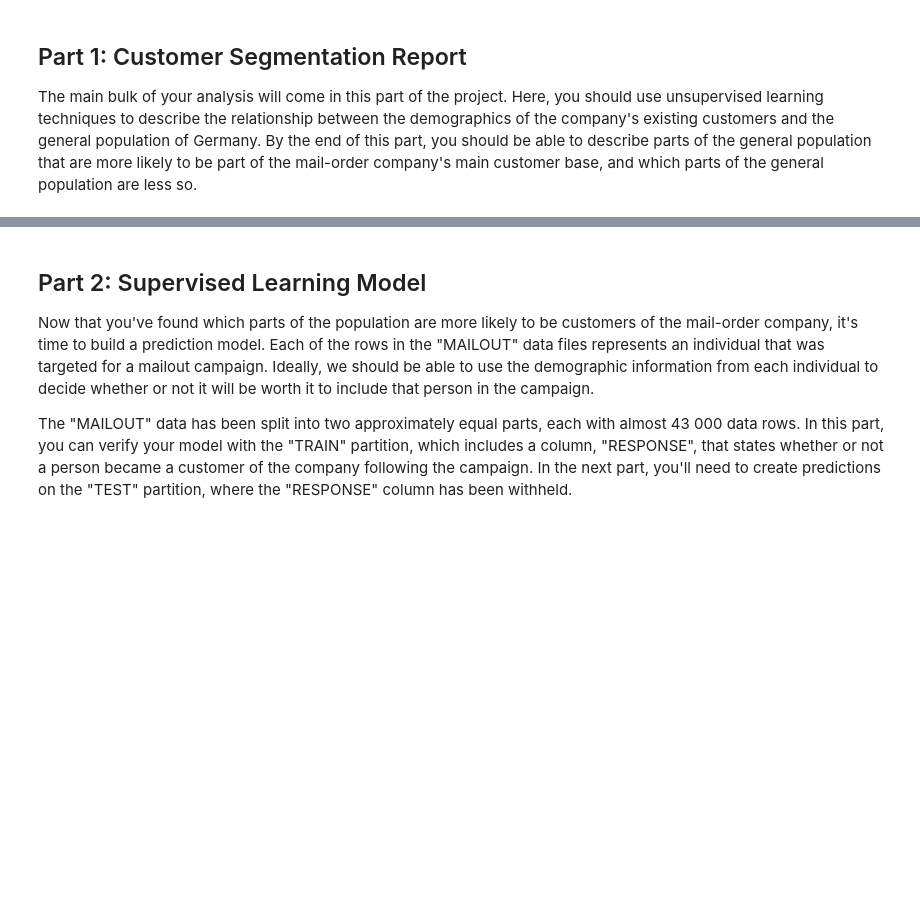
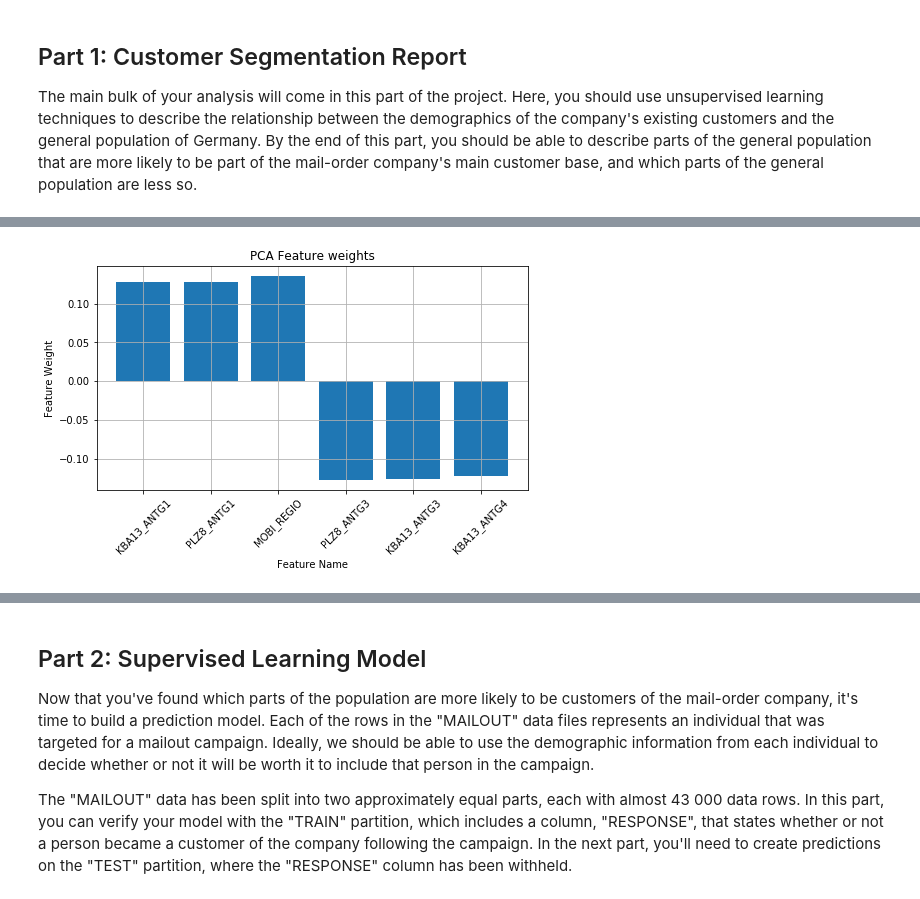
Before and after one commit to pranaymodukuru/Bertelsmann-Arvato-customer-segmentation, a Jupyter notebook: Arvato Project Workbook.ipynb, the cells around one changed output, grey strips where cells are left out. Saved outputs shown, nothing was run; the diff lists cells and outputs as text; code cells hidden in the pictures; blank space fills up the shorter version.

```diff
--- a/Arvato Project Workbook.ipynb
+++ b/Arvato Project Workbook.ipynb
@@ -811,0 +1096,4 @@ The main bulk of your analysis will come in this part of the project. Here, you
+# %%
+model_utils.plot_feature_weights(azdias, pca_azdias, 0, 3)
+# %% [output]
+[figure, added]
```
Also changed, not shown: parts of 39 cells of this notebook, 3 other files.
